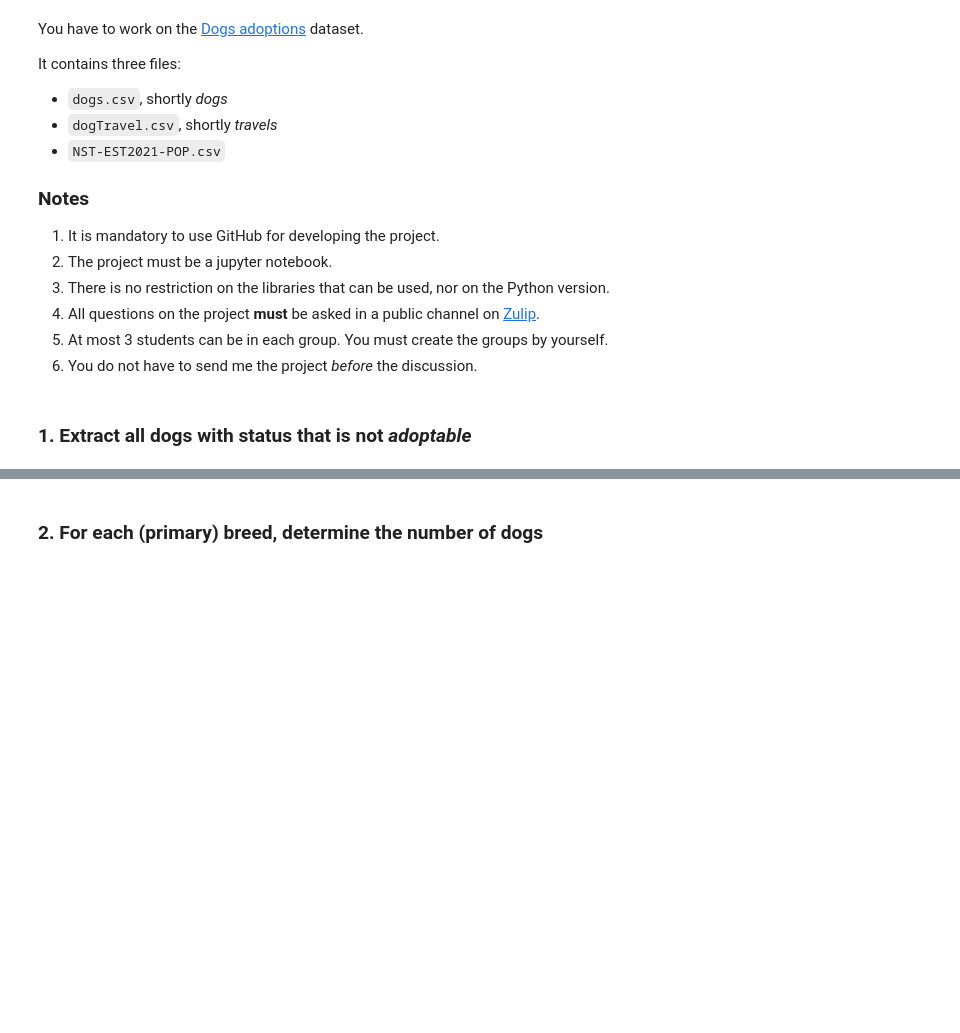
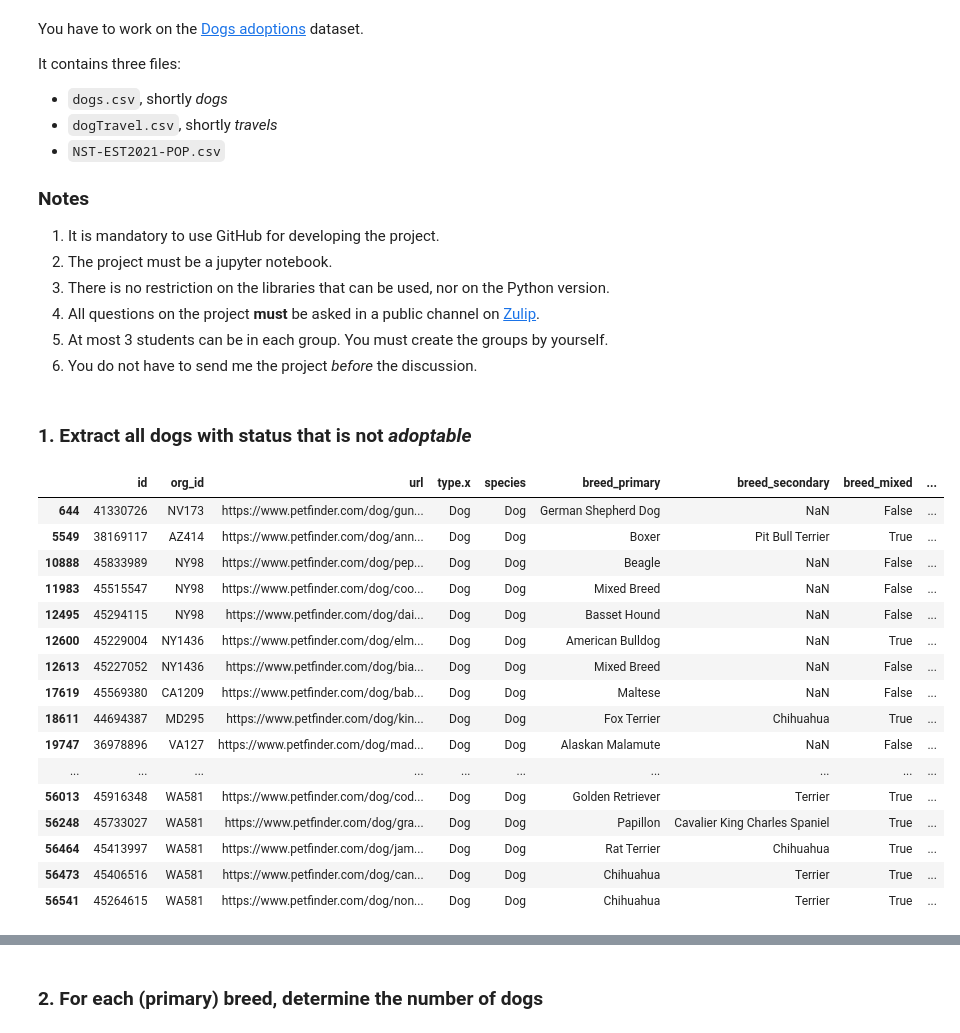
Before and after one commit to danielepoterti/FoundationCS, a Jupyter notebook: project.ipynb, the cells around one changed output, grey strips where cells are left out. Drawn from its saved outputs; the diff is of its cells as text; code cells hidden in the pictures; blank space fills up the shorter version.

```diff
--- a/project.ipynb
+++ b/project.ipynb
@@ -29,0 +19,31 @@ with open('adoptions/dogs.csv', 'w') as file:
+# %%
+import pandas as pd
+
+dogs_df = pd.read_csv("adoptions/dogs.csv", sep = ",")
+dogTravel_df = pd.read_csv("adoptions/dogTravel.csv", sep = ",")
+NST_df = pd.read_csv("adoptions/NST-EST2021-POP.csv", sep = ",")
+
+dog_not_adop = dogs_df[dogs_df["status"] != "adoptable"]
+# %%
+pd.set_option('display.max_columns', None)
+pd.set_option('display.max_rows', None)
+# %%
+dog_not_adop
+# %% [output]
+|  | id | org_id | url | type.x | species | breed_primary | breed_secondary | breed_mixed | ... |
+| 644 | 41330726 | NV173 | https://www.petfinder.com/dog/gun... | Dog | Dog | German Shepherd Dog | NaN | False | ... |
+| 5549 | 38169117 | AZ414 | https://www.petfinder.com/dog/ann... | Dog | Dog | Boxer | Pit Bull Terrier | True | ... |
+| 10888 | 45833989 | NY98 | https://www.petfinder.com/dog/pep... | Dog | Dog | Beagle | NaN | False | ... |
+| 11983 | 45515547 | NY98 | https://www.petfinder.com/dog/coo... | Dog | Dog | Mixed Breed | NaN | False | ... |
+| 12495 | 45294115 | NY98 | https://www.petfinder.com/dog/dai... | Dog | Dog | Basset Hound | NaN | False | ... |
+| 12600 | 45229004 | NY1436 | https://www.petfinder.com/dog/elm... | Dog | Dog | American Bulldog | NaN | True | ... |
+| 12613 | 45227052 | NY1436 | https://www.petfinder.com/dog/bia... | Dog | Dog | Mixed Breed | NaN | False | ... |
+| 17619 | 45569380 | CA1209 | https://www.petfinder.com/dog/bab... | Dog | Dog | Maltese | NaN | False | ... |
+| 18611 | 44694387 | MD295 | https://www.petfinder.com/dog/kin... | Dog | Dog | Fox Terrier | Chihuahua | True | ... |
+| 19747 | 36978896 | VA127 | https://www.petfinder.com/dog/mad... | Dog | Dog | Alaskan Malamute | NaN | False | ... |
+| ... | ... | ... | ... | ... | ... | ... | ... | ... | ... |
+| 56013 | 45916348 | WA581 | https://www.petfinder.com/dog/cod... | Dog | Dog | Golden Retriever | Terrier | True | ... |
+| 56248 | 45733027 | WA581 | https://www.petfinder.com/dog/gra... | Dog | Dog | Papillon | Cavalier King Charles Spaniel | True | ... |
+| 56464 | 45413997 | WA581 | https://www.petfinder.com/dog/jam... | Dog | Dog | Rat Terrier | Chihuahua | True | ... |
+| 56473 | 45406516 | WA581 | https://www.petfinder.com/dog/can... | Dog | Dog | Chihuahua | Terrier | True | ... |
+| 56541 | 45264615 | WA581 | https://www.petfinder.com/dog/non... | Dog | Dog | Chihuahua | Terrier | True | ... |
```
Also changed, not shown: parts of 3 cells of this notebook.
